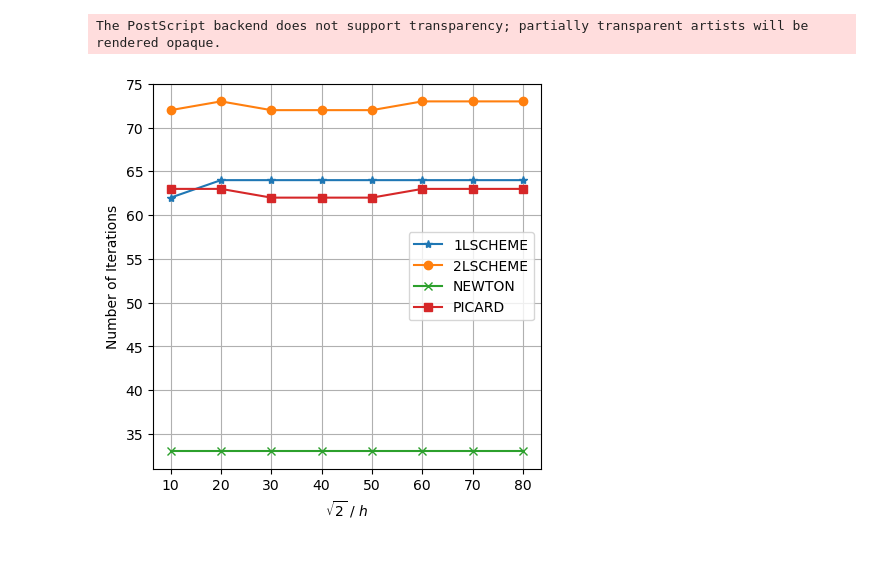
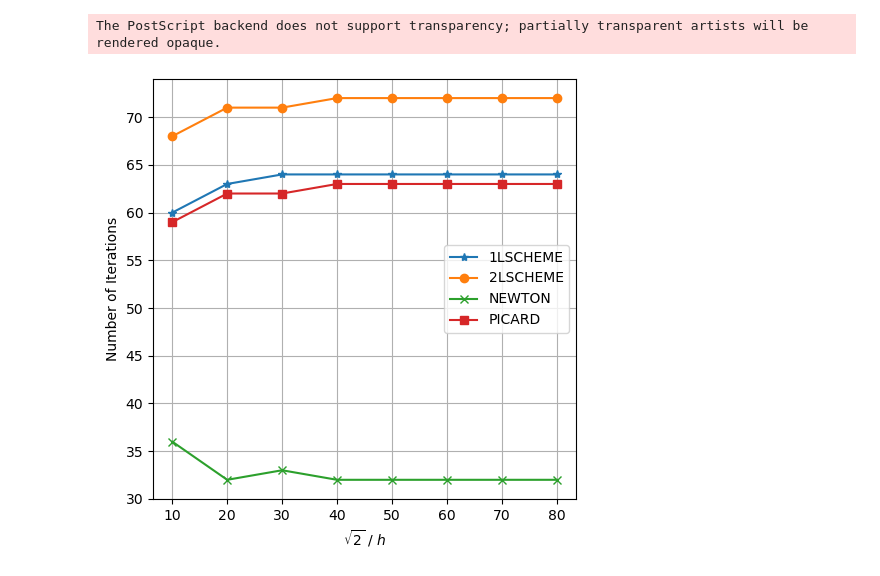
Before and after one commit to compgeo-mox/richards, a Jupyter notebook: plotters_L2/iteration_comparison.ipynb, the cells around one changed output. Saved outputs shown, nothing was run; the diff lists cells and outputs as text; code cells hidden in the pictures.

```diff
--- a/plotters_L2/iteration_comparison.ipynb
+++ b/plotters_L2/iteration_comparison.ipynb
@@ -2,8 +2,8 @@
 import matplotlib.pyplot as plt
 import csv, glob, os
 # %%
-problem_name = 'benchmark'
-base_directory = '../report'
+problem_name = 'primal_benchmark'
+base_directory = '../tests/richards_initial_tests/benchamark_problem/report'
 # %%
 schemes = ['1_LSCHEME', '2_LSCHEME', 'NEWTON', 'PICARD']
 directories = [os.path.join(base_directory, problem_name + '_' + scheme) for scheme in schemes]
@@ -60,22 +60,23 @@ File ../report/benchmark_PICARD/80_benchmark_PICARD_richards_solver.csv has 63 i
 # %%
 fig, ax = plt.subplots(nrows=1, ncols=1, figsize=(5, 5))
 names = []
 symbols = ['-*', '-o', '-x', '-s']
 
 for scheme, symbol in zip(scheme_iterations, symbols):
 
     values = scheme_iterations[scheme]
 
     ax.plot(range(10, 10*len(values)+1, 10), values, symbol)
     ax.set_ylabel('Number of Iterations')
     ax.set_xlabel('$\sqrt{2}$ / $h$')
 
     names.append(scheme.replace('_', ''))
 
 ax.legend(names)
 ax.grid()
 
+plt.tight_layout()
 plt.savefig('iteration_comparison.eps', format='eps')
 # %% [output]
 The PostScript backend does not support transparency; partially transparent artists will be rendered opaque.
-[figure, old version]
+[figure, new version]
```
Also changed, not shown: parts of 2 cells of this notebook, 34 other files.
